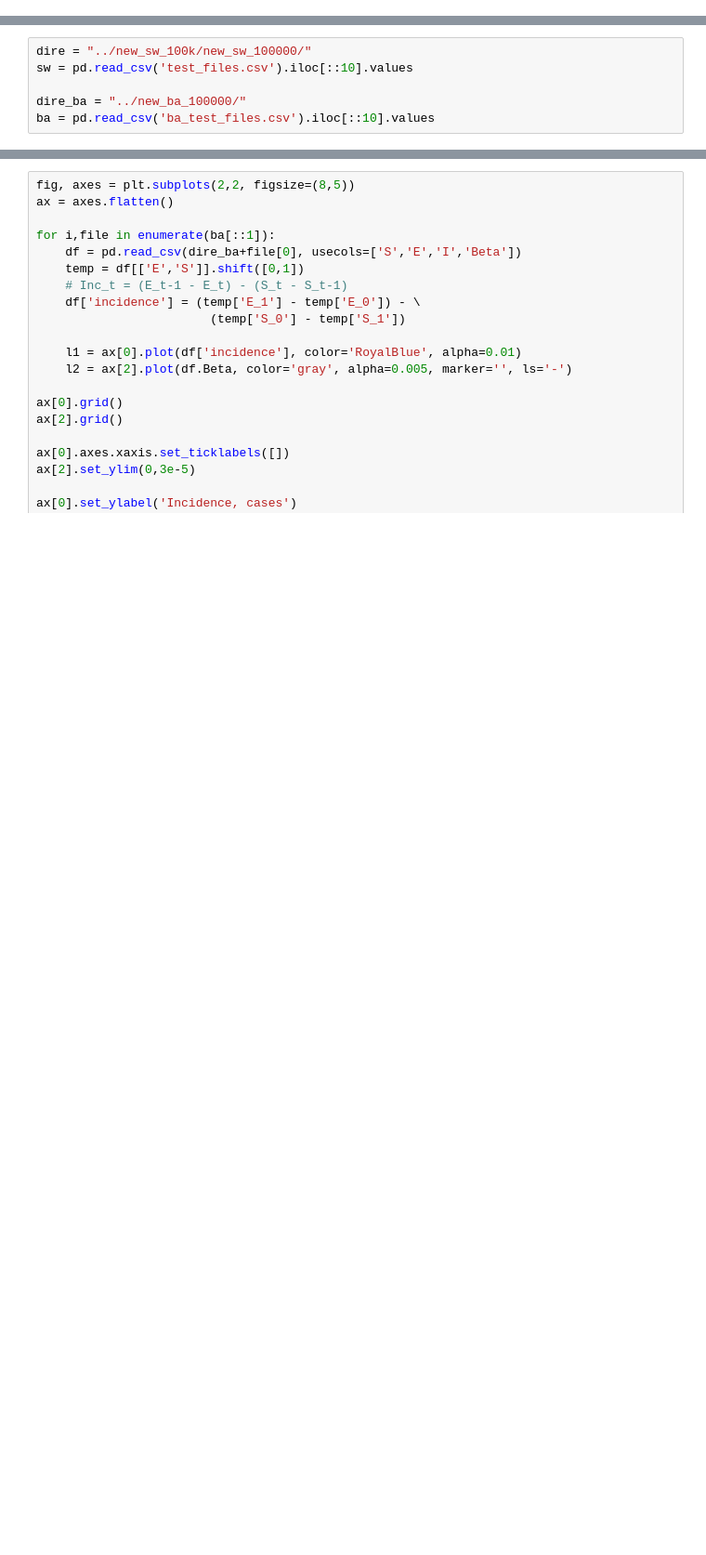
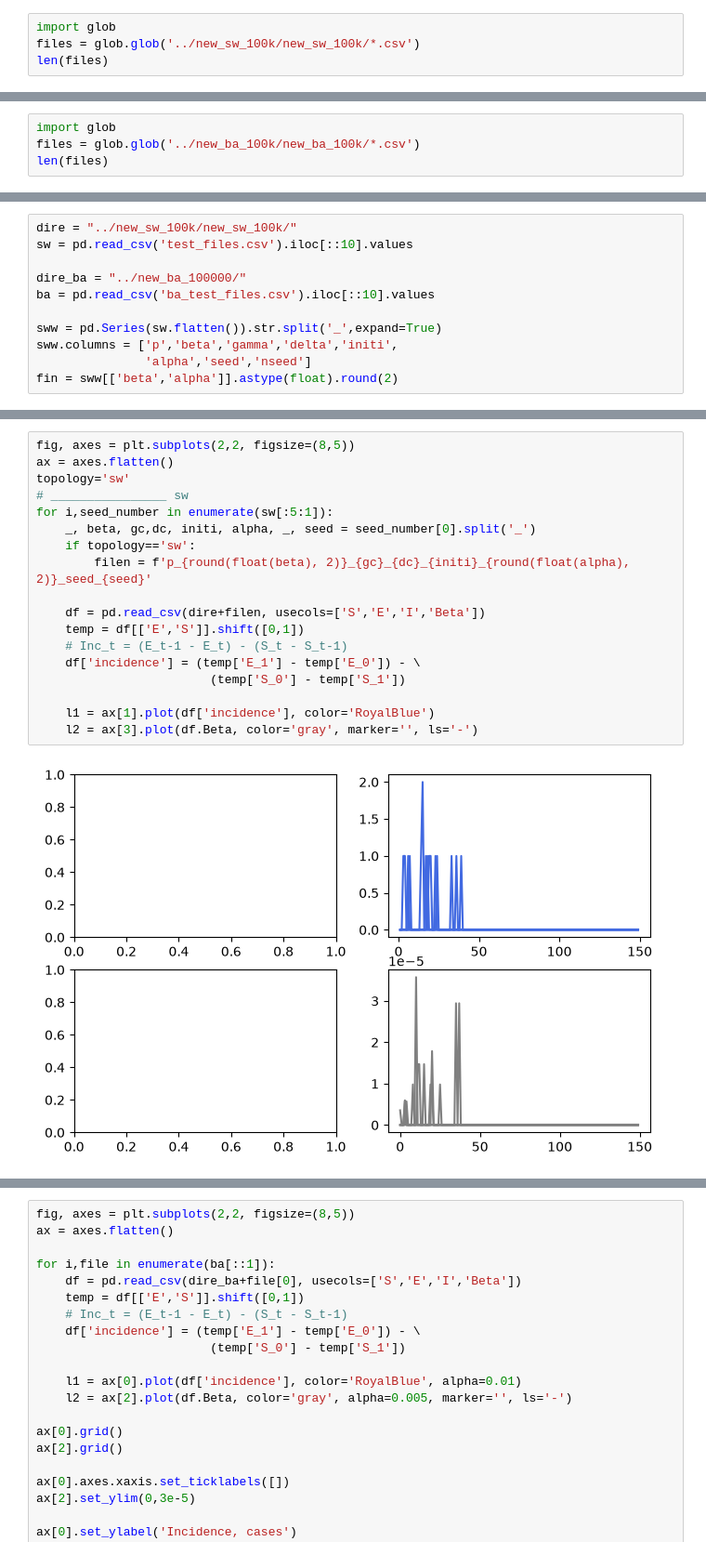
Before and after one commit to Mpkosh/network_hybrid_33, a Jupyter notebook: split_and_plot_tolopogies.ipynb, the cells around one changed output, grey strips where cells are left out. Shown at 93% size. Saved outputs shown, nothing was run; the diff lists cells and outputs as text; blank space fills up the shorter version.

```diff
--- a/split_and_plot_tolopogies.ipynb
+++ b/split_and_plot_tolopogies.ipynb
@@ -10,0 +13,4 @@ from sklearn.model_selection import train_test_split
+# %%
+import glob
+files = glob.glob('../new_sw_100k/new_sw_100k/*.csv')
+len(files)
@@ -10,0 +112,4 @@ from sklearn.model_selection import train_test_split
+# %%
+import glob
+files = glob.glob('../new_ba_100k/new_ba_100k/*.csv')
+len(files)
@@ -11,6 +174,11 @@ from sklearn.model_selection import train_test_split
 # %%
-dire = "../new_sw_100k/new_sw_100000/"
+dire = "../new_sw_100k/new_sw_100k/"
 sw = pd.read_csv('test_files.csv').iloc[::10].values
 
 dire_ba = "../new_ba_100000/"
 ba = pd.read_csv('ba_test_files.csv').iloc[::10].values
+
+sww = pd.Series(sw.flatten()).str.split('_',expand=True)
+sww.columns = ['p','beta','gamma','delta','initi',
+               'alpha','seed','nseed']
+fin = sww[['beta','alpha']].astype(float).round(2)
@@ -28,0 +205,20 @@ Index([   0,    1,    2,    3,    4,    5,   29,   30,   31,   32,
+# %%
+fig, axes = plt.subplots(2,2, figsize=(8,5))
+ax = axes.flatten()
+topology='sw'
+# ________________ sw
+for i,seed_number in enumerate(sw[:5:1]):
+    _, beta, gc,dc, initi, alpha, _, seed = seed_number[0].split('_')
+    if topology=='sw':
+        filen = f'p_{round(float(beta), 2)}_{gc}_{dc}_{initi}_{round(float(alpha), 2)}_seed_{seed}'
+
+    df = pd.read_csv(dire+filen, usecols=['S','E','I','Beta'])
+    temp = df[['E','S']].shift([0,1])
+    # Inc_t = (E_t-1 - E_t) - (S_t - S_t-1)
+    df['incidence'] = (temp['E_1'] - temp['E_0']) - \
+                        (temp['S_0'] - temp['S_1'])
+
+    l1 = ax[1].plot(df['incidence'], color='RoyalBlue')
+    l2 = ax[3].plot(df.Beta, color='gray', marker='', ls='-')
+# %% [output]
+[figure, added]
```
Also changed, not shown: parts of 18 cells of this notebook, 13 other files.
